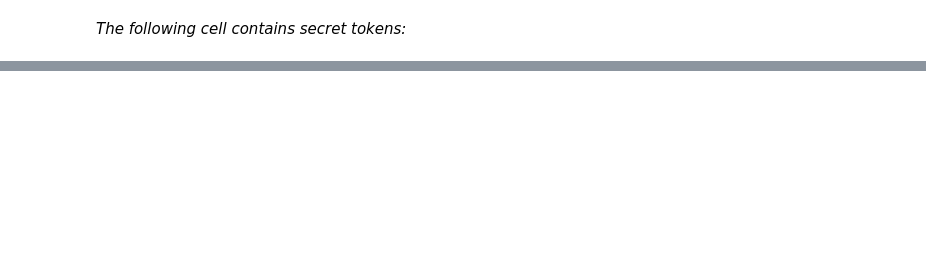
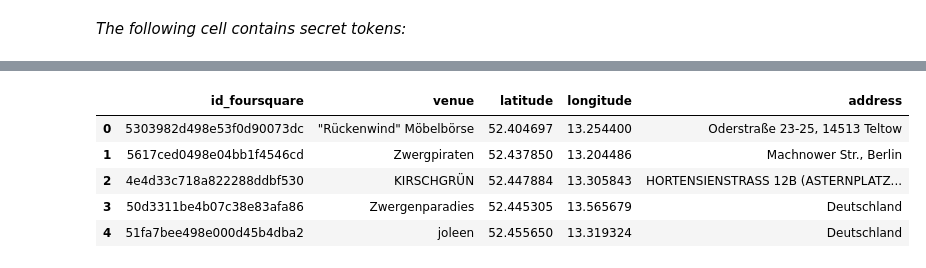
Before and after one commit to jequ/Coursera_Capstone, a Jupyter notebook: capstone_project.ipynb, the cells around one changed output, grey strips where cells are left out. Saved outputs shown, nothing was run; the diff lists cells and outputs as text; code cells hidden in the pictures; blank space fills up the shorter version.

```diff
--- a/capstone_project.ipynb
+++ b/capstone_project.ipynb
@@ -200,0 +293,27 @@ def get_venues_near_location(lat, lon, category, client_id, client_secret, radiu
+# %%
+# defining centers of search areas:
+k = math.sqrt(3) / 2 # vertical offset for grid cells
+x_min = X - 19000
+x_step = 1200
+y_min = Y - 6000 - (int(21/k)*k*1200 - 12000)/2
+y_step = 1200 * k
+
+latitudes = []
+longitudes = []
+distances_from_center = []
+xs = []
+ys = []
+
+for i in range(0, int(21/k)):
+    y = y_min + i * y_step
+    x_offset = 600 if i%2==0 else 0
+    for j in range(0, 42):
+        x = x_min + j * x_step + x_offset
+        distance_from_center = calc_xy_distance(X, Y, x, y)
+        if (distance_from_center <= 19501):
+            lat, lon = utm.to_latlon(x, y, 33, 'U')
+            latitudes.append(lat)
+            longitudes.append(lon)
+            distances_from_center.append(distance_from_center)
+            xs.append(x)
+            ys.append(y)
@@ -200,0 +400,9 @@ def get_venues_near_location(lat, lon, category, client_id, client_secret, radiu
+# %%
+df_venues.head(5)
+# %% [output]
+|  | id_foursquare | venue | latitude | longitude | address |
+| 0 | 5303982d498e53f0d90073dc | "Rückenwind" Möbelbörse | 52.404697 | 13.254400 | Oderstraße 23-25, 14513 Teltow |
+| 1 | 5617ced0498e04bb1f4546cd | Zwergpiraten | 52.437850 | 13.204486 | Machnower Str., Berlin |
+| 2 | 4e4d33c718a822288ddbf530 | KIRSCHGRÜN | 52.447884 | 13.305843 | HORTENSIENSTRASS 12B (ASTERNPLATZ... |
+| 3 | 50d3311be4b07c38e83afa86 | Zwergenparadies | 52.445305 | 13.565679 | Deutschland |
+| 4 | 51fa7bee498e000d45b4dba2 | joleen | 52.455650 | 13.319324 | Deutschland |
```
Also changed, not shown: parts of 46 cells of this notebook.
